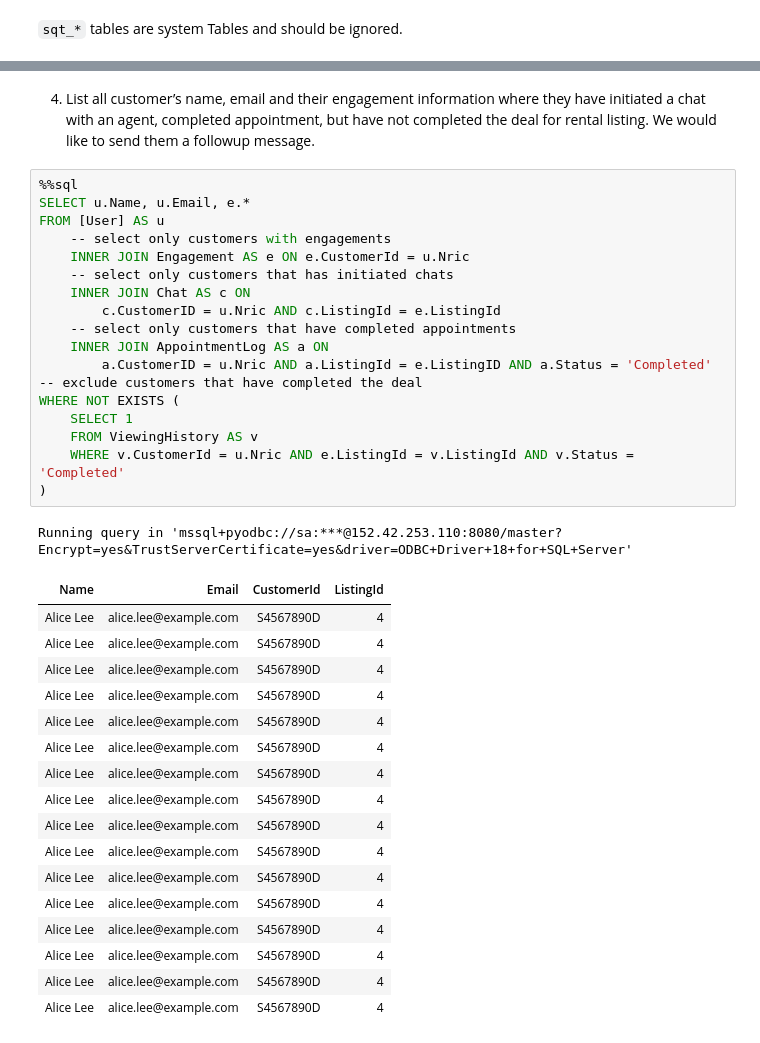
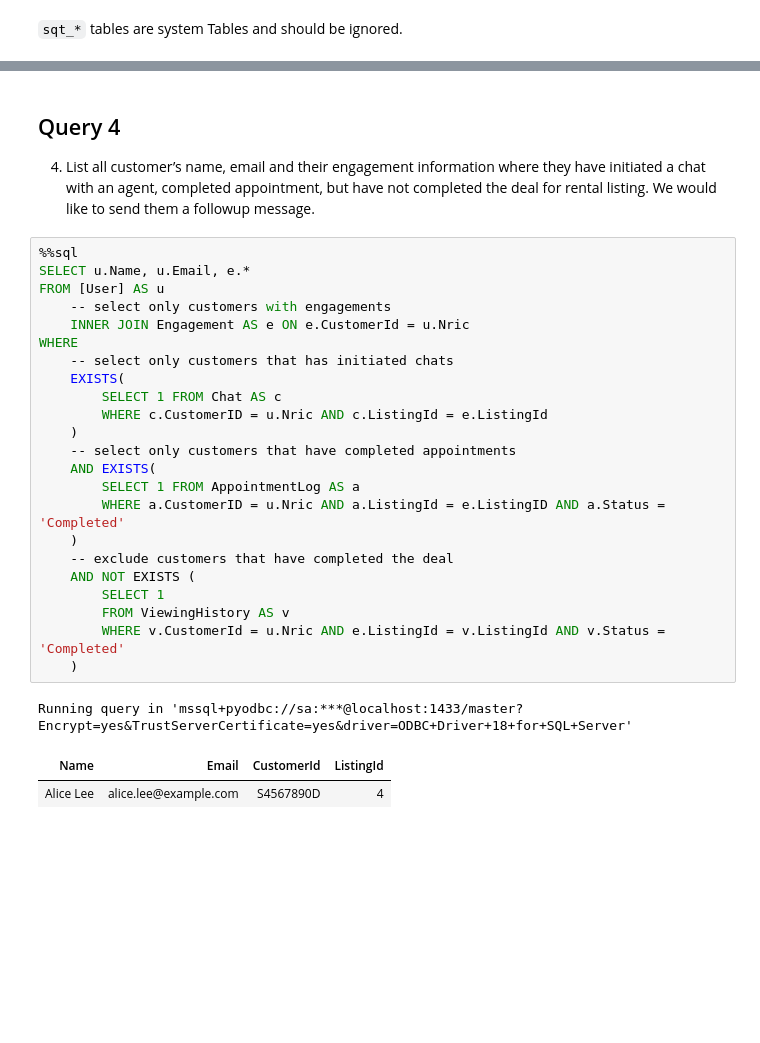
Before and after one commit to mrzzy/ntu-sc2207, a Jupyter notebook: lab.ipynb, the cells around one changed output, grey strips where cells are left out. Drawn from its saved outputs; the diff is of its cells as text; blank space fills up the shorter version.

Commit message:
feat(lab): add query 2 fix queries 3,4,5,6

```diff
--- a/lab.ipynb
+++ b/lab.ipynb
@@ -1087,42 +1152,33 @@ Running query in 'mssql+pyodbc://sa:***@152.42.253.110:8080/master?Encrypt=yes&T
 # %% [markdown]
+## Query 4
 4. List all customer’s name, email and their engagement information where they have initiated a chat with an agent, completed appointment, but have not completed the deal for rental listing. We would like to send them a followup message.
 # %%
 %%sql
 SELECT u.Name, u.Email, e.*
 FROM [User] AS u
     -- select only customers with engagements
     INNER JOIN Engagement AS e ON e.CustomerId = u.Nric
+WHERE
     -- select only customers that has initiated chats
-    INNER JOIN Chat AS c ON
-        c.CustomerID = u.Nric AND c.ListingId = e.ListingId
+    EXISTS(
+        SELECT 1 FROM Chat AS c
+        WHERE c.CustomerID = u.Nric AND c.ListingId = e.ListingId
+    )
     -- select only customers that have completed appointments
-    INNER JOIN AppointmentLog AS a ON
-        a.CustomerID = u.Nric AND a.ListingId = e.ListingID AND a.Status = 'Completed'
--- exclude customers that have completed the deal
-WHERE NOT EXISTS (
-    SELECT 1
-    FROM ViewingHistory AS v
-    WHERE v.CustomerId = u.Nric AND e.ListingId = v.ListingId AND v.Status = 'Completed'
-)
+    AND EXISTS(
+        SELECT 1 FROM AppointmentLog AS a
+        WHERE a.CustomerID = u.Nric AND a.ListingId = e.ListingID AND a.Status = 'Completed'
+    )
+    -- exclude customers that have completed the deal
+    AND NOT EXISTS (
+        SELECT 1
+        FROM ViewingHistory AS v
+        WHERE v.CustomerId = u.Nric AND e.ListingId = v.ListingId AND v.Status = 'Completed'
+    )
 # %% [output]
-Running query in 'mssql+pyodbc://sa:***@152.42.253.110:8080/master?Encrypt=yes&TrustServerCertificate=yes&driver=ODBC+Driver+18+for+SQL+Server'
+Running query in 'mssql+pyodbc://sa:***@localhost:1433/master?Encrypt=yes&TrustServerCertificate=yes&driver=ODBC+Driver+18+for+SQL+Server'
 | Name | Email | CustomerId | ListingId |
 | Alice Lee | alice.lee@example.com | S4567890D | 4 |
-| Alice Lee | alice.lee@example.com | S4567890D | 4 |
-| Alice Lee | alice.lee@example.com | S4567890D | 4 |
-| Alice Lee | alice.lee@example.com | S4567890D | 4 |
-| Alice Lee | alice.lee@example.com | S4567890D | 4 |
-| Alice Lee | alice.lee@example.com | S4567890D | 4 |
-| Alice Lee | alice.lee@example.com | S4567890D | 4 |
-| Alice Lee | alice.lee@example.com | S4567890D | 4 |
-| Alice Lee | alice.lee@example.com | S4567890D | 4 |
-| Alice Lee | alice.lee@example.com | S4567890D | 4 |
-| Alice Lee | alice.lee@example.com | S4567890D | 4 |
-| Alice Lee | alice.lee@example.com | S4567890D | 4 |
-| Alice Lee | alice.lee@example.com | S4567890D | 4 |
-| Alice Lee | alice.lee@example.com | S4567890D | 4 |
-| Alice Lee | alice.lee@example.com | S4567890D | 4 |
-| Alice Lee | alice.lee@example.com | S4567890D | 4 |
 # %% [markdown]
 **Explanation**
 
```
Also changed, not shown: parts of 40 cells of this notebook.
